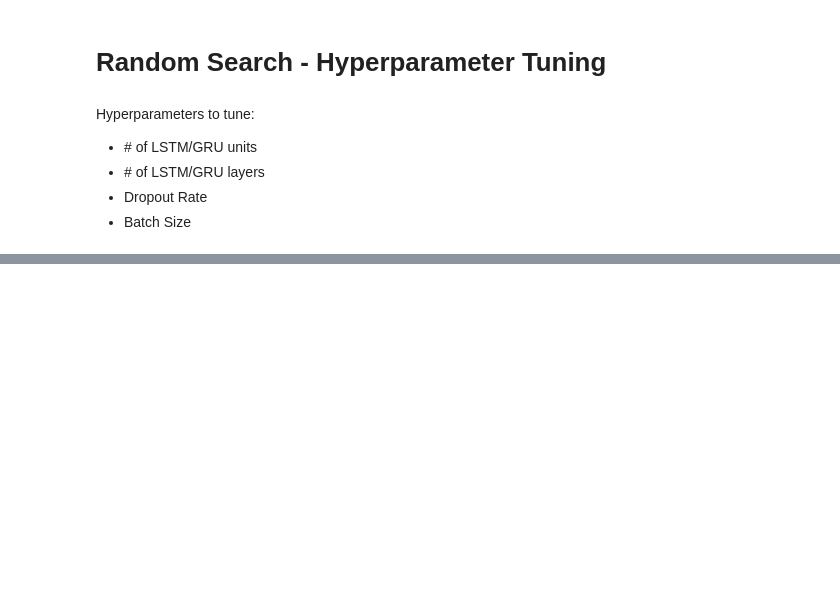
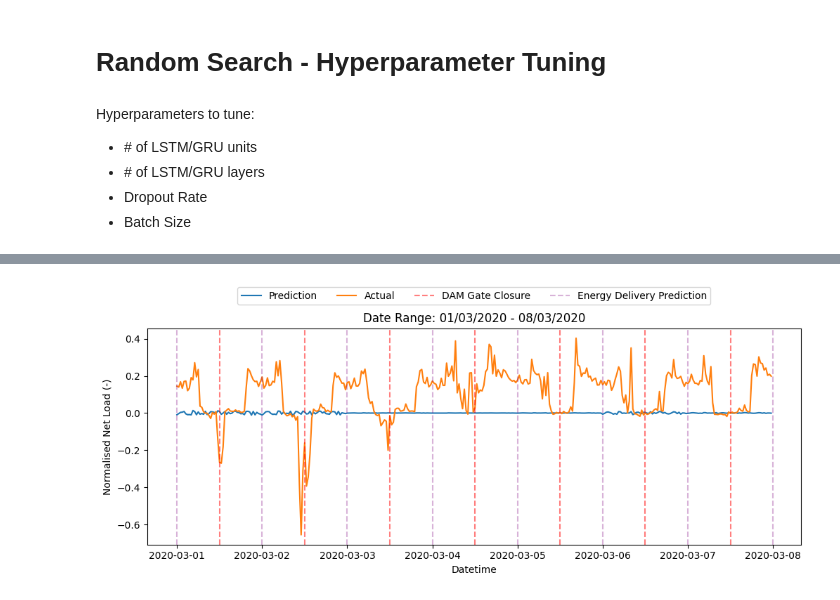
Before and after one commit to dguiraldes/aml_project, a Jupyter notebook: LSTM Final/Final_LSTM_Template.ipynb, the cells around one changed output, grey strips where cells are left out. Drawn from its saved outputs; the diff is of its cells as text; code cells hidden in the pictures; blank space fills up the shorter version.

Commit message:
LSTM hyperparameter tuning

```diff
--- a/LSTM Final/Final_LSTM_Template.ipynb
+++ b/LSTM Final/Final_LSTM_Template.ipynb
@@ -501,0 +546,13 @@ def build_model(hp):
+# %%
+# Display a summary of the search
+tuner.results_summary()
+
+# Retrieve the best model's hyperparameters
+best_hps = tuner.get_best_hyperparameters(num_trials=1)[0]
+
+print("The best hyperparameters are:")
+print(f"- Number of units in the first LSTM layer: {best_hps.get('num_lstm_units_first_layer')}")
+for i in range(1, best_hps.get('num_lstm_layers')):
+    print(f"- Number of units in LSTM layer {i+1}: {best_hps.get(f'num_lstm_units_layer_{i+2}')}")
+print(f"- Dropout rate: {best_hps.get('dropout_rate')}")
+print(f"- Number of LSTM layers: {best_hps.get('num_lstm_layers')}")
@@ -501,0 +580,2 @@ def build_model(hp):
+# %%
+model = build_model(best_hps)
@@ -501,0 +639,71 @@ def build_model(hp):
+# %%
+# Parameters to change to better visualise the training results
+
+# 1 = number of days i.e., 24 hours i.e., 48 time steps
+
+start_section = 7
+end_section = 14
+diff = end_section-start_section
+
+df_ts_test = df_input[n_input+n_split:]
+
+X_test_shift = X_test[24:]
+y_test_shift = y_test[24:]
+
+X_test_input = X_test_shift[::48]
+y_test_input = y_test_shift[::48]
+
+
+
+predictions = []
+
+for i in X_test_input[start_section:end_section]:
+    i_reshaped = i.reshape(1, n_input, n_features)
+
+    prediction = model.predict(i_reshaped)
+
+     # We want to omit the first 12 hours the predictions i.e., the non-shaded squares in the figure above.
+    prediction_list = list(prediction[0][24:])
+    predictions.append(prediction_list)
+
+
+y_test_input_24h = []
+
+for i in y_test_input[start_section:end_section]:
+    # i_reshaped = i.reshape(1, n_input, n_features)
+    y_test_input_24h.append(i[24:])
+
+
+plt.figure(figsize=(12,4))
+plt.title(f"Date Range: {df_ts_test.index[start_section*48+48].strftime('%d/%m/%Y')} - {df_ts_test.index[end_section*48+48].strftime('%d/%m/%Y')}")
+
+# We want to plot the predictions from 00:00 to 00:00 the next day.
+plt.plot(df_ts_test.index[start_section*48+48: end_section*48+48], np.array(predictions).flatten(), label='Prediction')
+plt.plot(df_ts_test.index[start_section*48+48: end_section*48+48], np.array(y_test_input_24h).flatten(), label = 'Actual')
+plt.xlabel('Datetime')
+plt.ylabel('Normalised Net Load (-)')
+
+
+# Generate vertical lines for when we predict
+xcoords_DAM = df_ts_test.index[start_section*48+72: (end_section)*48+72][::48]
+
+for i, xc in enumerate(xcoords_DAM):
+    if i == 0:  # First item gets the label
+        plt.axvline(x=xc, color='red', linestyle='--', alpha=0.5, label='DAM Gate Closure')
+    else:  # Subsequent items do not
+        plt.axvline(x=xc, color='red', linestyle='--', alpha=0.5)
+
+
+
+# Generate vertical lines for DAM closure
+xcoords_pred = df_ts_test.index[start_section*48+48: (end_section+1)*48+48][::48]
+
+for i, xc in enumerate(xcoords_pred):
+    if i == 0:  # First item gets the label
+        plt.axvline(x=xc, color='purple', linestyle='--', alpha=0.3, label='Energy Delivery Prediction')
+    else:  # Subsequent items do not
+        plt.axvline(x=xc, color='purple', linestyle='--', alpha=0.3)
+
+
+plt.legend(bbox_to_anchor=(0.5, 1.15), loc='center', borderaxespad=0., ncol=4)
+# %% [output]
@@ -502,3 +718,4 @@ def build_model(hp):
+[figure, added]
 # %%
 import keras_tuner as kt
 build_model(kt.HyperParameters())
```
Also changed, not shown: parts of 18 cells of this notebook, 50 other files.
